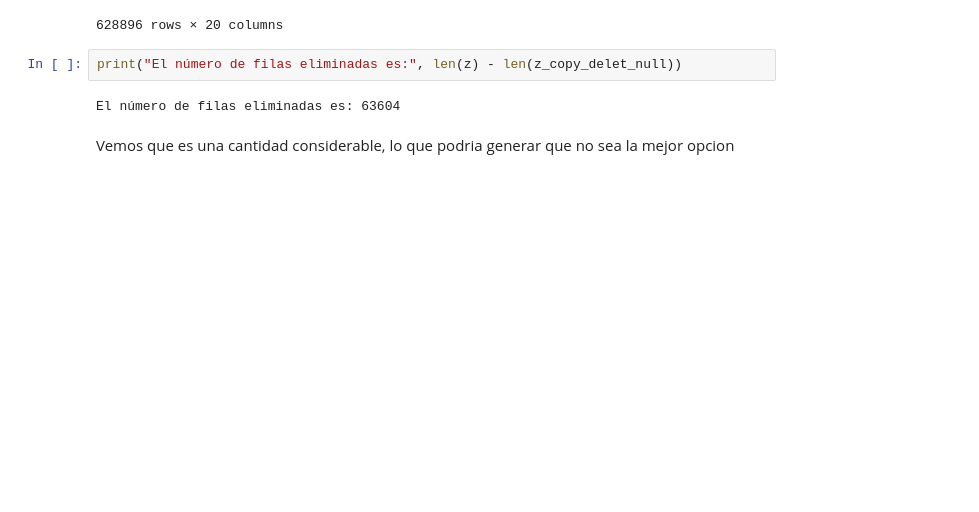
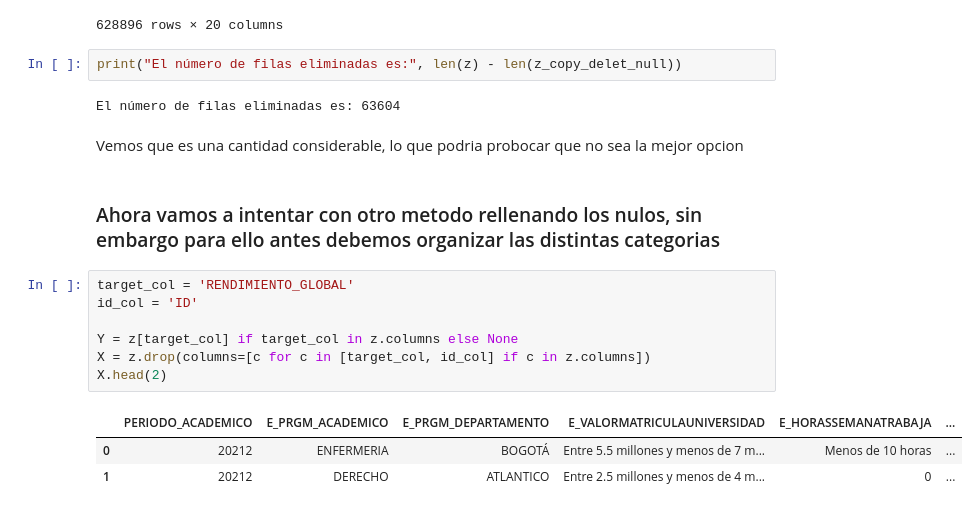
Before and after one commit to Lanza11/Kaggle_ai4eng_udea_2025-2, a Jupyter notebook: 02 - preprocesado.ipynb, the cells around one changed output. Saved outputs shown, nothing was run; the diff lists cells and outputs as text; blank space fills up the shorter version.

```diff
--- a/02 - preprocesado.ipynb
+++ b/02 - preprocesado.ipynb
@@ -142,5 +142,18 @@ print("El número de filas eliminadas es:", len(z) - len(z_copy_delet_null))
 # %% [output]
 El número de filas eliminadas es: 63604
 # %% [markdown]
-Vemos que es una cantidad considerable, lo que podria generar que no sea la mejor opcion
+Vemos que es una cantidad considerable, lo que podria probocar que no sea la mejor opcion
+# %% [markdown]
+### Ahora vamos a intentar con otro metodo rellenando los nulos, sin embargo para ello antes debemos organizar las distintas categorias
+# %%
+target_col = 'RENDIMIENTO_GLOBAL'
+id_col = 'ID'
+
+Y = z[target_col] if target_col in z.columns else None
+X = z.drop(columns=[c for c in [target_col, id_col] if c in z.columns])
+X.head(2)
+# %% [output]
+|  | PERIODO_ACADEMICO | E_PRGM_ACADEMICO | E_PRGM_DEPARTAMENTO | E_VALORMATRICULAUNIVERSIDAD | E_HORASSEMANATRABAJA | ... |
+| 0 | 20212 | ENFERMERIA | BOGOTÁ | Entre 5.5 millones y menos de 7 m... | Menos de 10 horas | ... |
+| 1 | 20212 | DERECHO | ATLANTICO | Entre 2.5 millones y menos de 4 m... | 0 | ... |
 # %%
```
Also changed, not shown: parts of 13 cells of this notebook.
